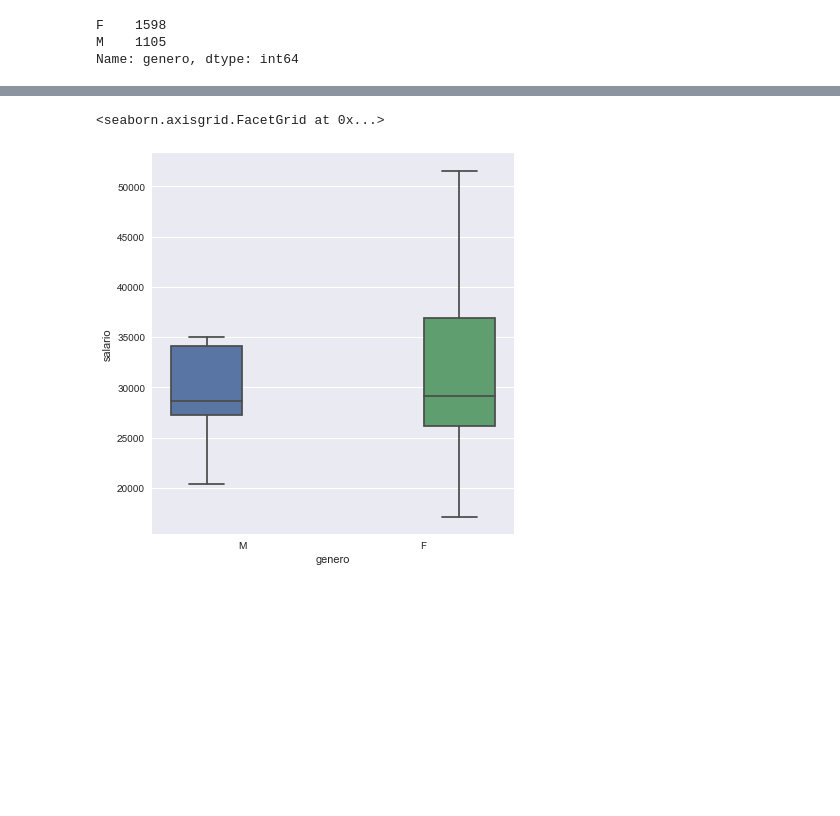
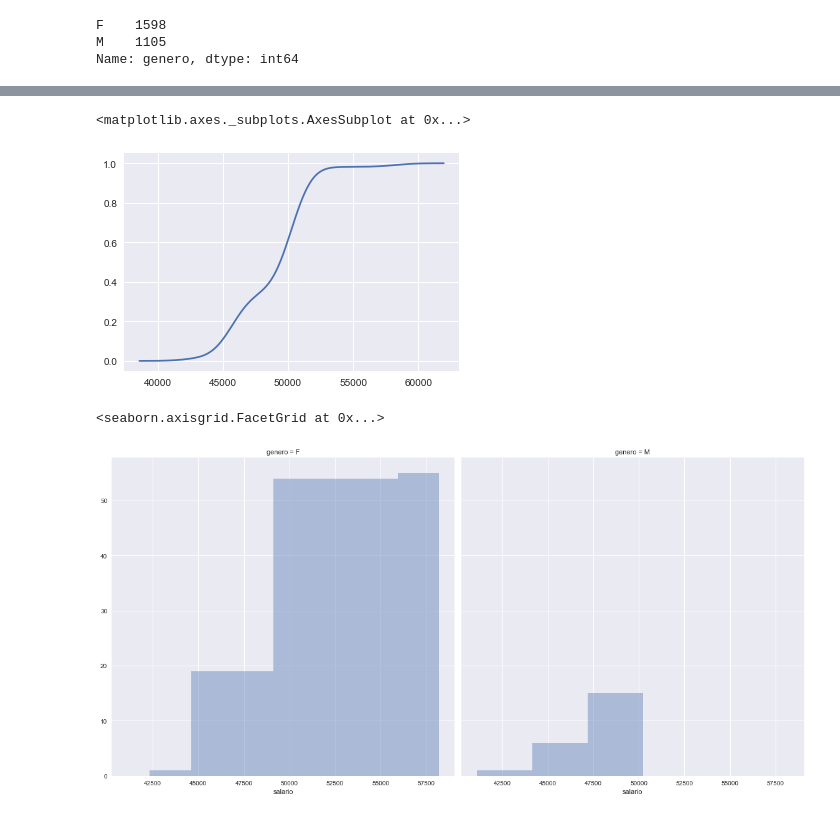
Before and after one commit to pyrdr/charlas, a Jupyter notebook: intro_eda_python_pt_02/intro_pypands_pt02.ipynb, the cells around one changed output, grey strips where cells are left out. Drawn from its saved outputs; the diff is of its cells as text; code cells hidden in the pictures; blank space fills up the shorter version.

```diff
--- a/intro_eda_python_pt_02/intro_pypands_pt02.ipynb
+++ b/intro_eda_python_pt_02/intro_pypands_pt02.ipynb
@@ -89,5 +121,10 @@ plt.hist(salario_mujeres, normed=True, cumulative=True, label='CDF', histtype='s
-# %%
-sns.factorplot(data=puesto, x='genero',y='salario',hue='genero', kind='box',size=6)
-# %% [output]
-<seaborn.axisgrid.FacetGrid at 0x...>
-[figure, removed]
+# %%
+sns.kdeplot(salario_mujeres, cumulative=True)
+# %% [output]
+<matplotlib.axes._subplots.AxesSubplot at 0x...>
+[figure, added]
+# %%
+sns.FacetGrid(data=puesto, col='genero', size=8).map(sns.distplot,'salario', kde=False, hist_kws={'cumulative': True})
+# %% [output]
+<seaborn.axisgrid.FacetGrid at 0x...>
+[figure, added]
```
Also changed, not shown: parts of 18 cells of this notebook.
